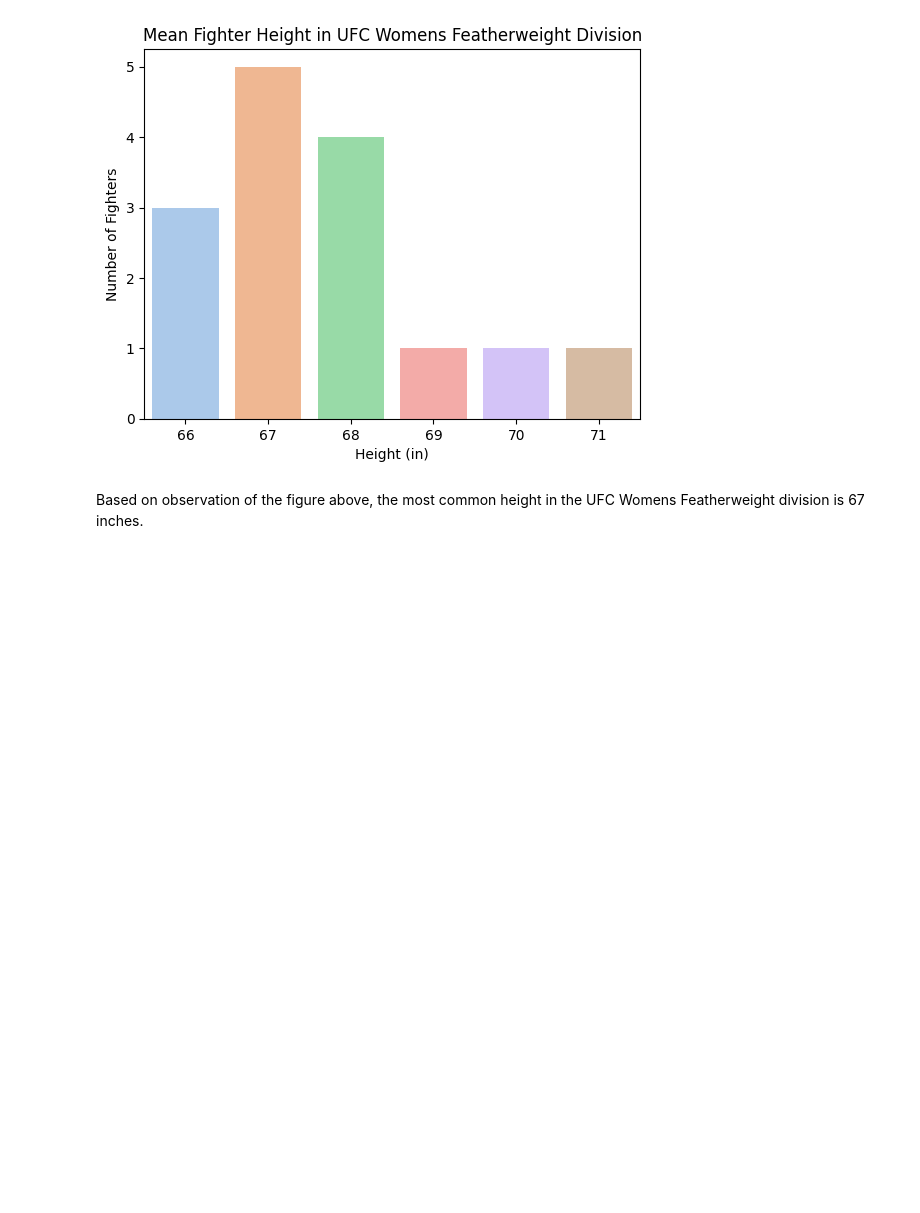
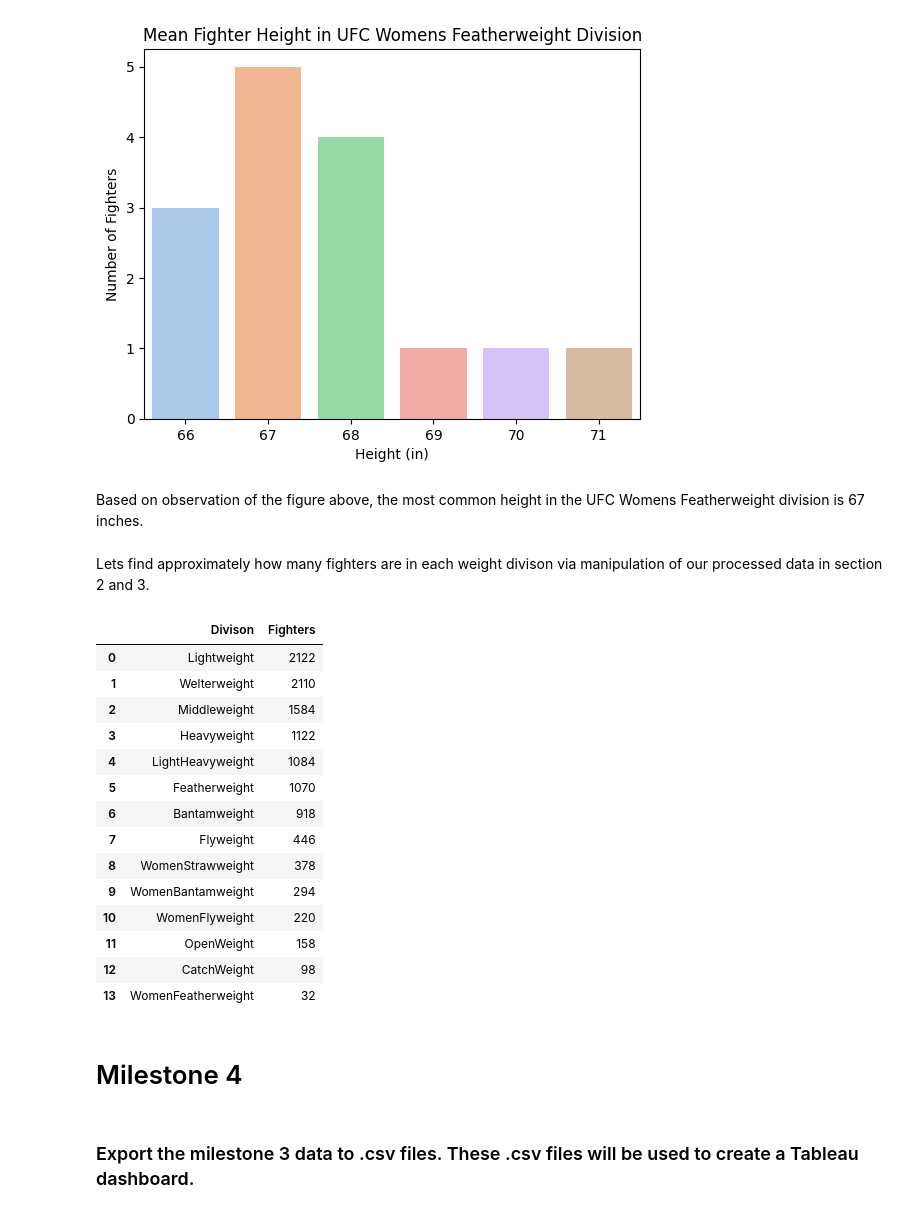
Before and after one commit to ubco-W2022T1-cosc301/project-group20, a Jupyter notebook: notebooks/analysis1.ipynb, the cells around one changed output. Drawn from its saved outputs; the diff is of its cells as text; code cells hidden in the pictures; blank space fills up the shorter version.

Commit message:
milestone 4 update

```diff
--- a/notebooks/analysis1.ipynb
+++ b/notebooks/analysis1.ipynb
@@ -410,6 +410,41 @@ The shortest fighter in the UFC Womens Featherweight Division is 66.00 inches
 [figure]
 # %% [markdown]
 Based on observation of the figure above, the most common height in the UFC Womens Featherweight division is 67 inches.
+# %% [markdown]
+Lets find approximately how many fighters are in each weight divison via manipulation of our processed data in section 2 and 3.
+# %%
+# Copy the processed dataframe
+df_weightclass = df_processed.copy()
+# remove duplicate fighters and drop unwanted columns
+df_weightclass = df_weightclass.drop_duplicates(subset=['r_fighter','b_fighter'],keep = 'first').drop(columns = ['winner','r_height_in','b_height_in','r_submission_w', 'b_submission_w'])
+
+x =  df_weightclass.value_counts(subset='weight_class')
+# convert series type to dataframe and reformat
+df_divison = pd.DataFrame(x).reset_index().rename(columns={'weight_class':'Divison',0:'Fighters'})
+# account for the fact that there are two fighters per fight
+df_divison['Fighters'] = [2*df_divison['Fighters'][i] for i in range(len(df_divison['Fighters']))]
+
+df_divison
+# %% [output]
+|  | Divison | Fighters |
+| 0 | Lightweight | 2122 |
+| 1 | Welterweight | 2110 |
+| 2 | Middleweight | 1584 |
+| 3 | Heavyweight | 1122 |
+| 4 | LightHeavyweight | 1084 |
+| 5 | Featherweight | 1070 |
+| 6 | Bantamweight | 918 |
+| 7 | Flyweight | 446 |
+| 8 | WomenStrawweight | 378 |
+| 9 | WomenBantamweight | 294 |
+| 10 | WomenFlyweight | 220 |
+| 11 | OpenWeight | 158 |
+| 12 | CatchWeight | 98 |
+| 13 | WomenFeatherweight | 32 |
+# %% [markdown]
+# Milestone 4
+# %% [markdown]
+### Export the milestone 3 data to .csv files. These .csv files will be used to create a Tableau dashboard.
 # %%
 # export submission dataframe to csv
 df_rank.to_csv(path_or_buf=r'..\dashboard\submission.csv', index=False)
```
Also changed, not shown: parts of 1 cell of this notebook.
